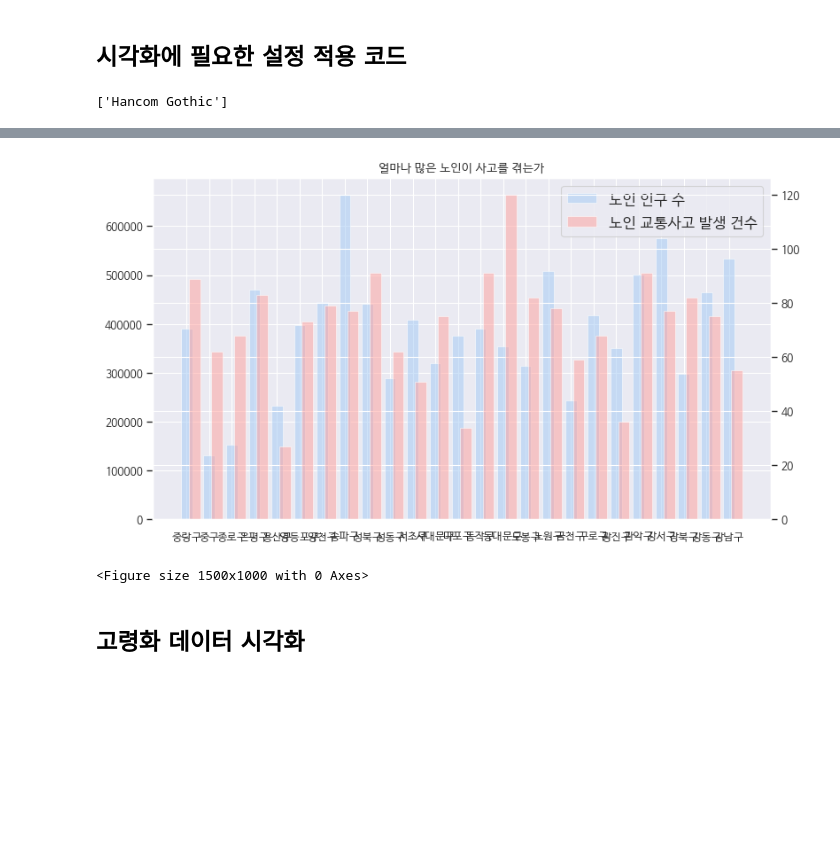
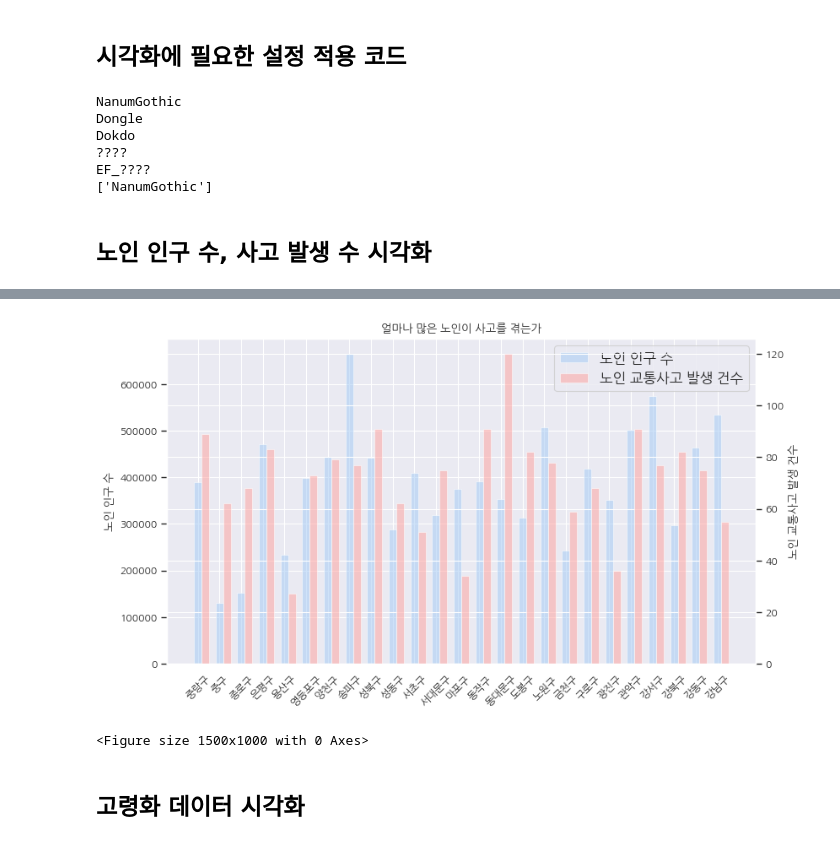
Before and after one commit to byeong-chang/EDA-for-Elder-man-from-traffic-danger, a Jupyter notebook: 1.2.additional_graph.ipynb, the cells around one changed output, grey strips where cells are left out. Saved outputs shown, nothing was run; the diff lists cells and outputs as text; code cells hidden in the pictures; blank space fills up the shorter version.

```diff
--- a/1.2.additional_graph.ipynb
+++ b/1.2.additional_graph.ipynb
@@ -26,16 +26,23 @@ for font in font_manager.findSystemFonts(fontpaths=font_dir):
     print(mpl.font_manager.FontProperties(fname=font).get_name())
     font_manager.fontManager.addfont(font)
 # Set font family globally
-mpl.rcParams['font.family'] = 'Hancom Gothic'
+mpl.rcParams['font.family'] = 'NanumGothic'
 print(mpl.rcParams['font.family'])
 # %% [output]
-['Hancom Gothic']
+NanumGothic
+Dongle
+Dokdo
+????
+EF_????
+['NanumGothic']
+# %% [markdown]
+## 노인 인구 수, 사고 발생 수 시각화
 # %%
-data_older_population = pd.read_csv('C:\\playdata\\23_02_01_python_mini_project\\data_older_population.csv') # 서울시 노인 인구 데이터 Roading
+data_older_population = pd.read_csv('workspace-road_safety_visualization_with_oldman/data_older_population.csv') # 서울시 노인 인구 데이터 Roading
 data_older_population = data_older_population.astype({'소계':'int'}) # 소계 column 의 'string' type을 가공 process에 적합한 'int' type으로 변환
 data_older_population = data_older_population.sort_values('동별', ascending=False) # 지역구를 기준으로 정렬
 # %%
-data_older_accident_number = pd.read_csv('C:\\playdata\\23_02_01_python_mini_project\\ped.csv') # 노인 교통사고 발생 수 데이터 Roading
+data_older_accident_number = pd.read_csv('workspace-road_safety_visualization_with_oldman/ped.csv') # 노인 교통사고 발생 수 데이터 Roading
 data_older_accident_number = data_older_accident_number.sort_values('지역구', ascending=False) # 지역구를 기준으로 정렬
 # %%
 # 지역구별 2022년 서울시 노인 인구
@@ -60,23 +67,27 @@ plt.show() # 그래프 출력
 # %%
 # column에 문제가 있던 코드
 fig, ax3 = plt.subplots() # axes3 생성
 
 bar_width = 0.35 # 막대 너비 설정
 alpha = 0.5 # 투명도 설정
 plt.figure(figsize = (15,10)) # figure 사이즈 설정
 N = len(data_older_population['동별'].unique()) # p4 를 그릴 position 생성
 index = np.arange(N)
-p3 = ax3.bar(data_older_population['동별'], data_older_population["소계"], alpha=alpha, color='b', width=0.5) # 노인 인구 수 bar
+ax3.set_ylabel("노인 인구 수")
+ax3.xaxis.set_tick_params(rotation=45) # ax3의 x 눈금 45도 각도로 출력
+p3 = ax3.bar(data_older_population['동별'], data_older_population["소계"], bar_width, alpha=alpha, color='b') # 노인 인구 수 bar
 
 ax4 = ax3.twinx() # axes3에 axes4를 겹쳐 생성
-p4 = ax4.bar(index + bar_width, data_older_accident_number['발생건수'], alpha=alpha, color='r', width=0.5) # 노인 교통사고 발생 건수 bar, 설정한 p4 position에 그려지도록 입력
+ax4.set_ylabel("노인 교통사고 발생 건수")
+ax4.set_xticks(index + bar_width, minor=True) # 다른 데이터프레임이라 p4의 x 눈금도 표시되는 것을 출력되지 않도록 설정
+p4 = ax4.bar(index + bar_width, data_older_accident_number['발생건수'], bar_width, alpha=alpha, color='r') # 노인 교통사고 발생 건수 bar, 설정한 p4 position에 그려지도록 입력
 
 ax3.legend((p3, p4), ('노인 인구 수', '노인 교통사고 발생 건수'), fontsize = 12, loc='upper right') # 범례 입력
 ax3.set_title("얼마나 많은 노인이 사고를 겪는가") # Title 입력
 
 plt.show()
 # %% [output]
-[figure, old version]
+[figure, new version]
 <Figure size 1500x1000 with 0 Axes>
 # %% [markdown]
 ## 고령화 데이터 시각화
```
Also changed, not shown: parts of 4 cells of this notebook, 2 other files.
